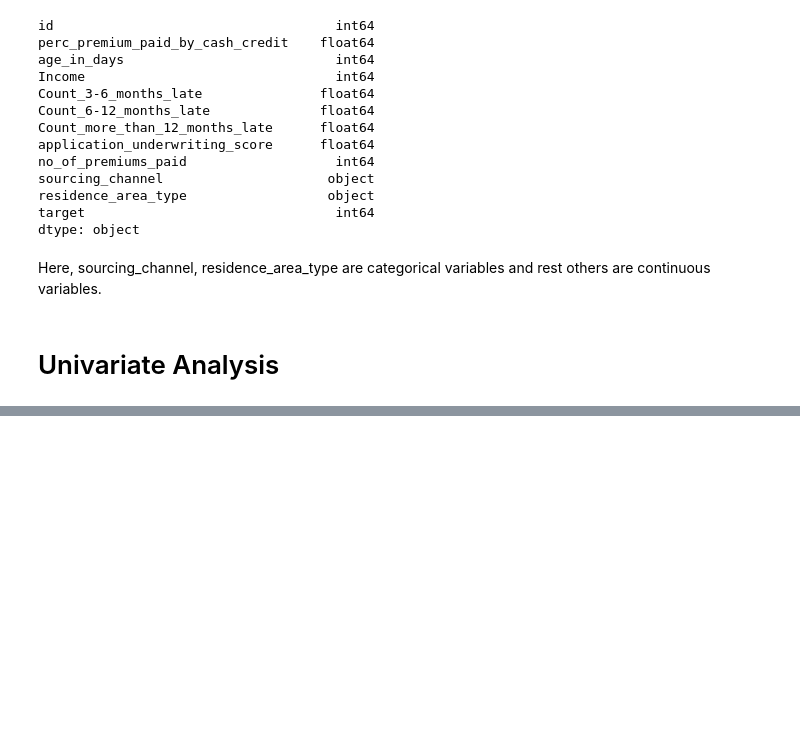
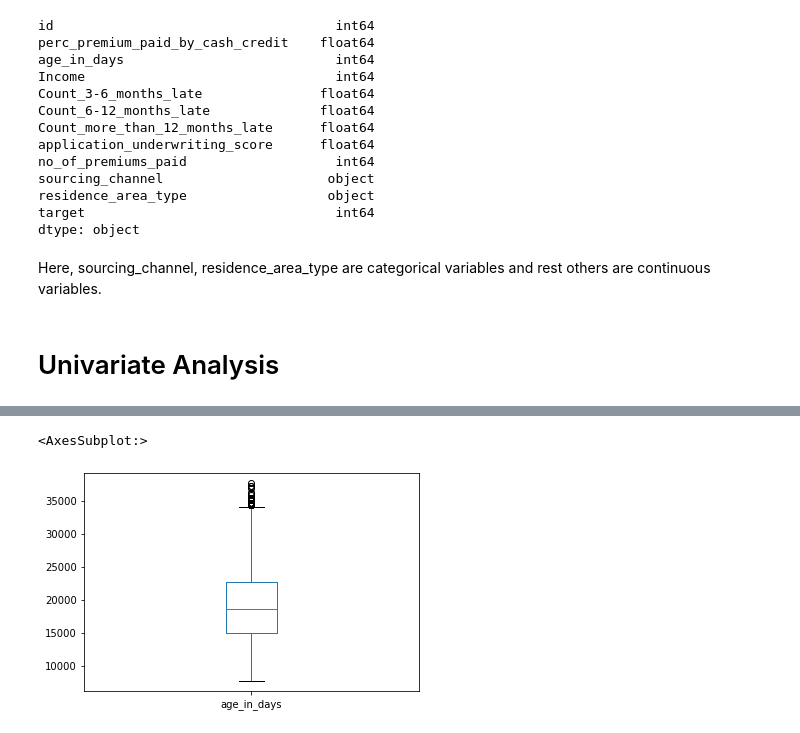
Before and after one commit to tanzeyl/Predicting-if-a-customer-will-default-for-their-next-premium, a Jupyter notebook: Main File.ipynb, the cells around one changed output, grey strips where cells are left out. Cells and saved outputs as stored; diff of their text form; code cells hidden in the pictures; blank space fills up the shorter version.

```diff
--- a/Main File.ipynb
+++ b/Main File.ipynb
@@ -75,0 +95,5 @@ Here, sourcing_channel, residence_area_type are categorical variables and rest o
+# %%
+data["age_in_days"].plot.box()
+# %% [output]
+<AxesSubplot:>
+[figure, added]
```
Also changed, not shown: parts of 10 cells of this notebook.
